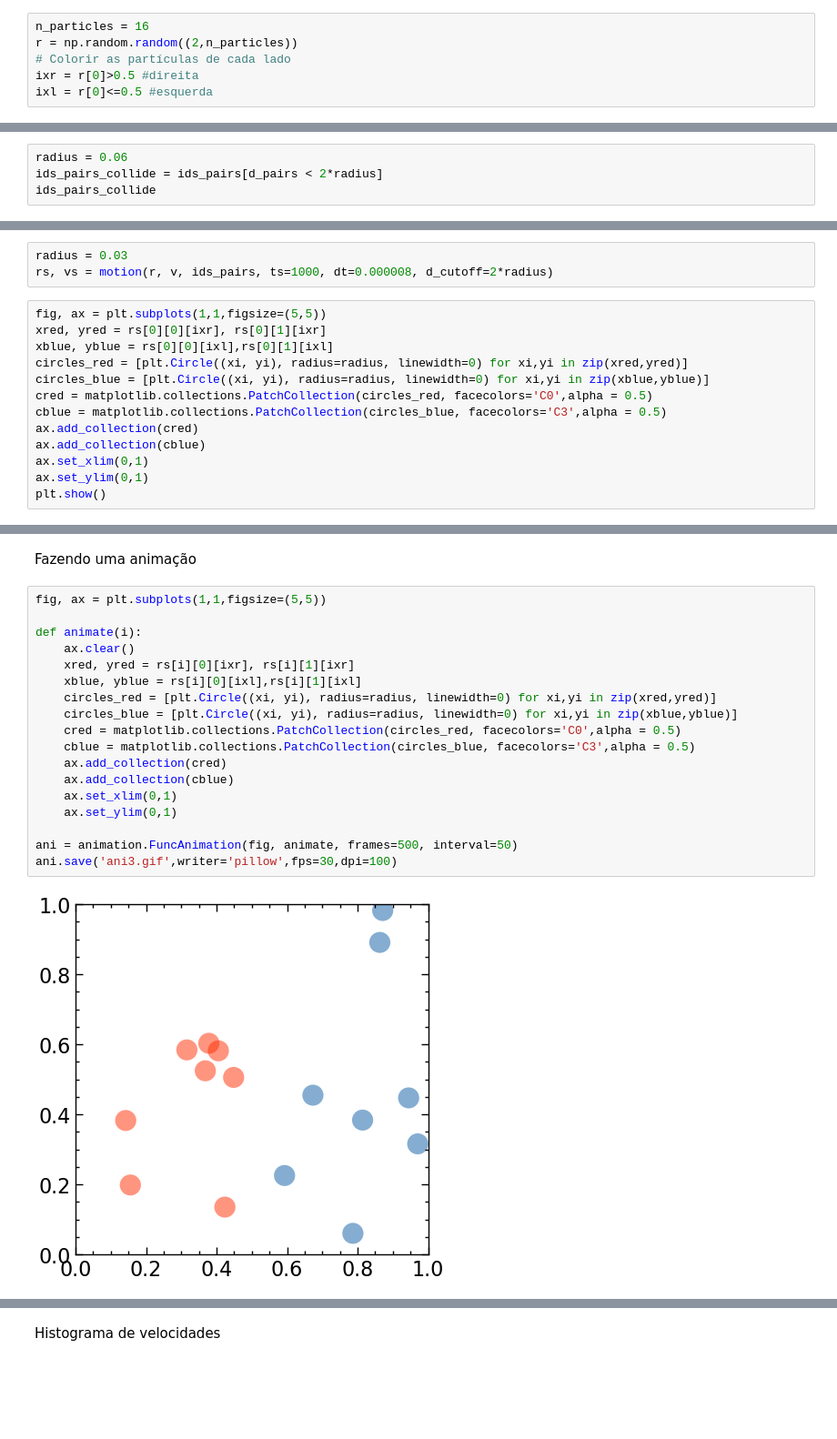
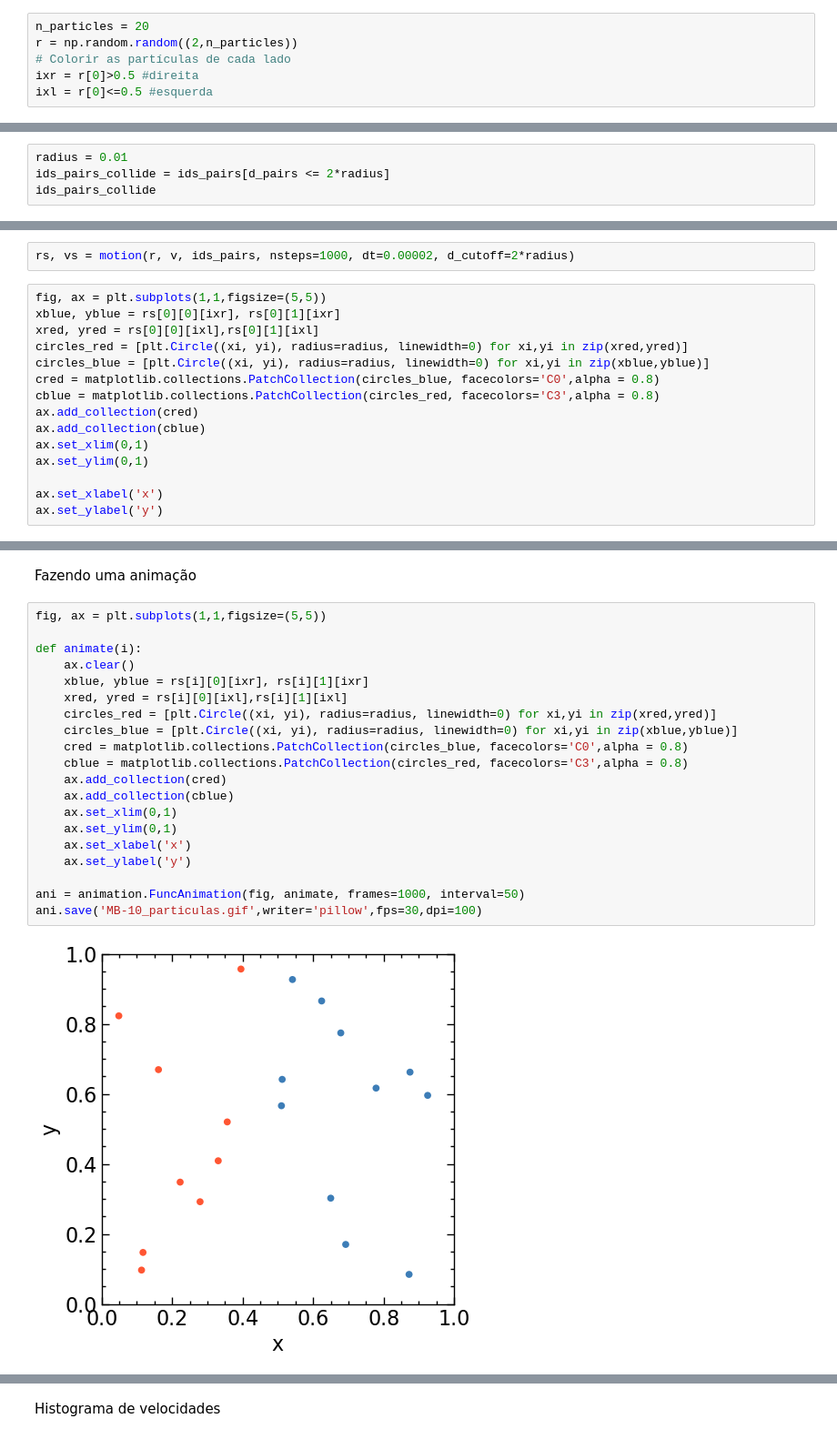
Before and after one commit to elvissoares/EQE595-SimMol, a Jupyter notebook: Aula03-Distr_Maxwell-Boltzmann.ipynb, the cells around one changed output, grey strips where cells are left out. Shown at 91% size. Saved outputs shown, nothing was run; the diff lists cells and outputs as text; blank space fills up the shorter version.

```diff
--- a/Aula03-Distr_Maxwell-Boltzmann.ipynb
+++ b/Aula03-Distr_Maxwell-Boltzmann.ipynb
@@ -14,7 +14,7 @@ from itertools import combinations
 # %% [markdown]
 Vamos considerar partículas em uma caixa
 # %%
-n_particles = 16
+n_particles = 20
 r = np.random.random((2,n_particles))
 # Colorir as partículas de cada lado
 ixr = r[0]>0.5 #direita
@@ -127,5 +154,5 @@ Teste se os pares irão colidir
 # %%
-radius = 0.06
-ids_pairs_collide = ids_pairs[d_pairs < 2*radius]
+radius = 0.01
+ids_pairs_collide = ids_pairs[d_pairs <= 2*radius]
 ids_pairs_collide
 # %% [output]
@@ -188,17 +224,18 @@ Define  raio da partícula e evolui a posição de todas elas (`rs` tem informa
 # %%
-radius = 0.03
-rs, vs = motion(r, v, ids_pairs, ts=1000, dt=0.000008, d_cutoff=2*radius)
+rs, vs = motion(r, v, ids_pairs, nsteps=1000, dt=0.00002, d_cutoff=2*radius)
 # %%
 fig, ax = plt.subplots(1,1,figsize=(5,5))
-xred, yred = rs[0][0][ixr], rs[0][1][ixr]
-xblue, yblue = rs[0][0][ixl],rs[0][1][ixl]
+xblue, yblue = rs[0][0][ixr], rs[0][1][ixr]
+xred, yred = rs[0][0][ixl],rs[0][1][ixl]
 circles_red = [plt.Circle((xi, yi), radius=radius, linewidth=0) for xi,yi in zip(xred,yred)]
 circles_blue = [plt.Circle((xi, yi), radius=radius, linewidth=0) for xi,yi in zip(xblue,yblue)]
-cred = matplotlib.collections.PatchCollection(circles_red, facecolors='C0',alpha = 0.5)
-cblue = matplotlib.collections.PatchCollection(circles_blue, facecolors='C3',alpha = 0.5)
+cred = matplotlib.collections.PatchCollection(circles_blue, facecolors='C0',alpha = 0.8)
+cblue = matplotlib.collections.PatchCollection(circles_red, facecolors='C3',alpha = 0.8)
 ax.add_collection(cred)
 ax.add_collection(cblue)
 ax.set_xlim(0,1)
 ax.set_ylim(0,1)
-plt.show()
+
+ax.set_xlabel('x')
+ax.set_ylabel('y')
 # %% [output]
@@ -208,21 +246,23 @@ Fazendo uma animação
 # %%
 fig, ax = plt.subplots(1,1,figsize=(5,5))
 
 def animate(i):
     ax.clear()
-    xred, yred = rs[i][0][ixr], rs[i][1][ixr]
-    xblue, yblue = rs[i][0][ixl],rs[i][1][ixl]
+    xblue, yblue = rs[i][0][ixr], rs[i][1][ixr]
+    xred, yred = rs[i][0][ixl],rs[i][1][ixl]
     circles_red = [plt.Circle((xi, yi), radius=radius, linewidth=0) for xi,yi in zip(xred,yred)]
     circles_blue = [plt.Circle((xi, yi), radius=radius, linewidth=0) for xi,yi in zip(xblue,yblue)]
-    cred = matplotlib.collections.PatchCollection(circles_red, facecolors='C0',alpha = 0.5)
-    cblue = matplotlib.collections.PatchCollection(circles_blue, facecolors='C3',alpha = 0.5)
+    cred = matplotlib.collections.PatchCollection(circles_blue, facecolors='C0',alpha = 0.8)
+    cblue = matplotlib.collections.PatchCollection(circles_red, facecolors='C3',alpha = 0.8)
     ax.add_collection(cred)
     ax.add_collection(cblue)
     ax.set_xlim(0,1)
     ax.set_ylim(0,1)
+    ax.set_xlabel('x')
+    ax.set_ylabel('y')
 
-ani = animation.FuncAnimation(fig, animate, frames=500, interval=50)
-ani.save('ani3.gif',writer='pillow',fps=30,dpi=100)
+ani = animation.FuncAnimation(fig, animate, frames=1000, interval=50)
+ani.save('MB-10_particulas.gif',writer='pillow',fps=30,dpi=100)
 # %% [output]
-[figure, old version]
+[figure, new version]
 # %% [markdown]
```
Also changed, not shown: parts of 44 cells of this notebook.
